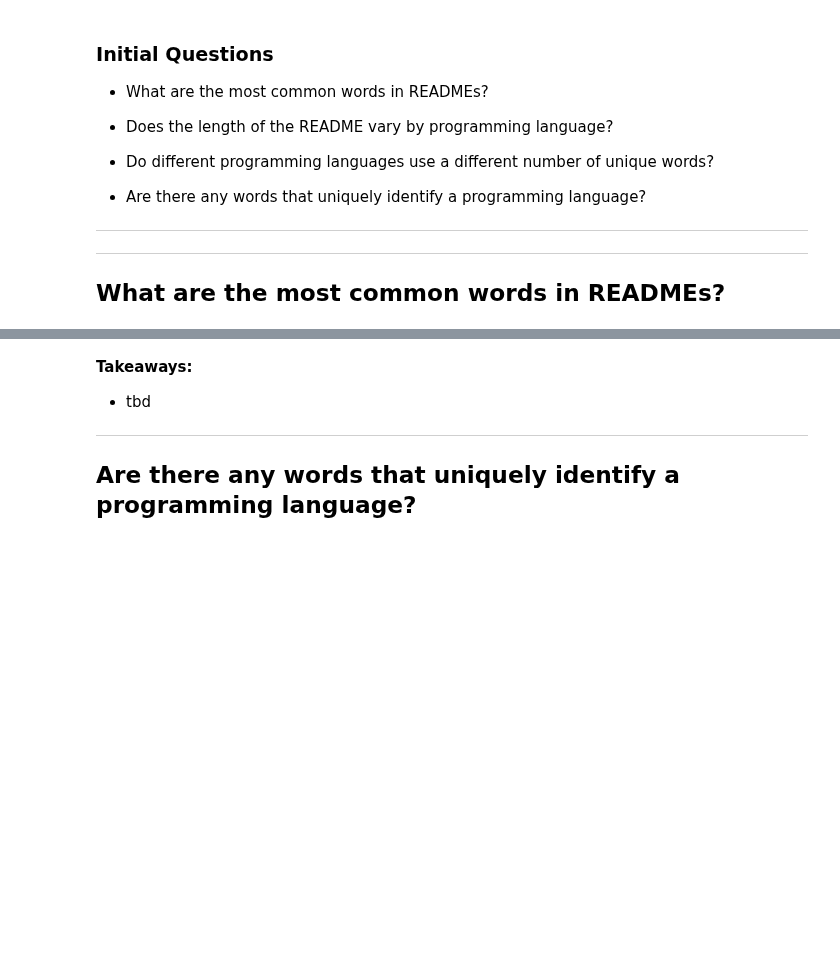
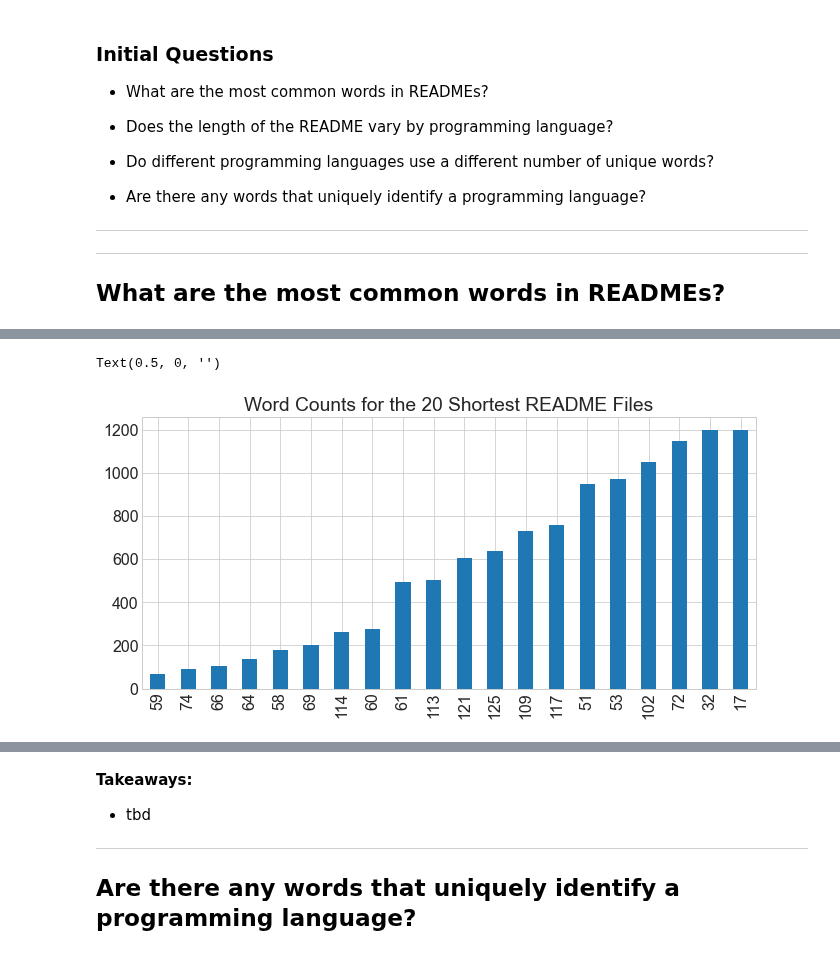
Before and after one commit to codeup-nlp/nlp-project, a Jupyter notebook: final_report.ipynb, the cells around one changed output, grey strips where cells are left out. Cells and saved outputs as stored; diff of their text form; code cells hidden in the pictures; blank space fills up the shorter version.

```diff
--- a/final_report.ipynb
+++ b/final_report.ipynb
@@ -84,3 +84,11 @@ Reading data from json file...
 | 2 | HelloZeroNet/ZeroNet | JavaScript | # ZeroNet [![Build Status](https:... |
 | 3 | freqtrade/freqtrade | Python | # ![freqtrade](https://raw.github... |
 | 4 | amark/gun | JavaScript | <p id="readme"><a href="https://g... |
+# %%
+# Clean the README text
+df['clean_text'] = df['readme_contents'].apply(wrangle.clean).apply(' '.join)
+df['language'] = df['language'].str.lower()
+
+# Feature Engineer README length
+df['text_length'] = df.clean_text.apply(len)
+df.head()
@@ -111,0 +197,9 @@ Reading data from json file...
+# %%
+# Shortest 20 REAME(s)
+df.clean_text.apply(len).sort_values().head(20).plot.bar()
+plt.title('Word Counts for the 20 Shortest README Files')
+plt.xlabel('Repository (Index Number)')
+plt.ylabel('')
+# %% [output]
+Text(0.5, 0, '')
+[figure, added]
```
Also changed, not shown: parts of 13 cells of this notebook, 1 other file.
